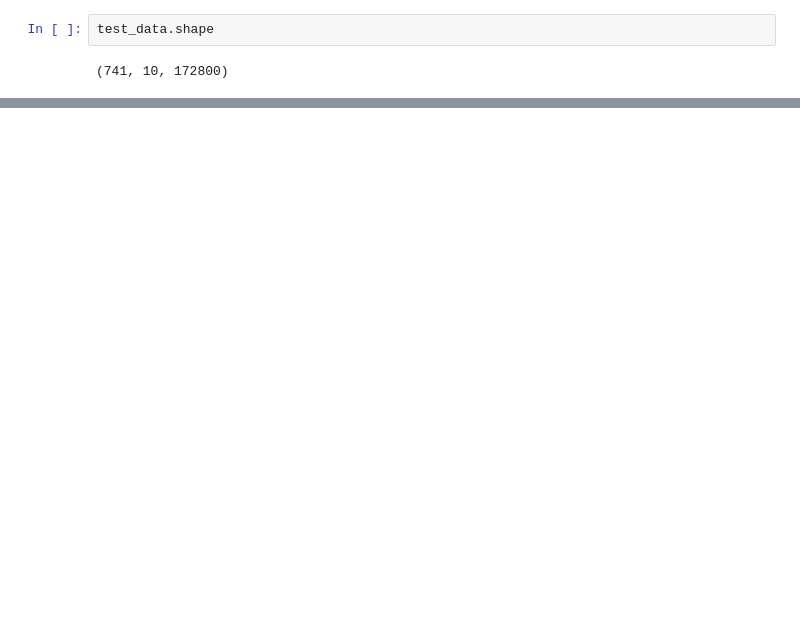
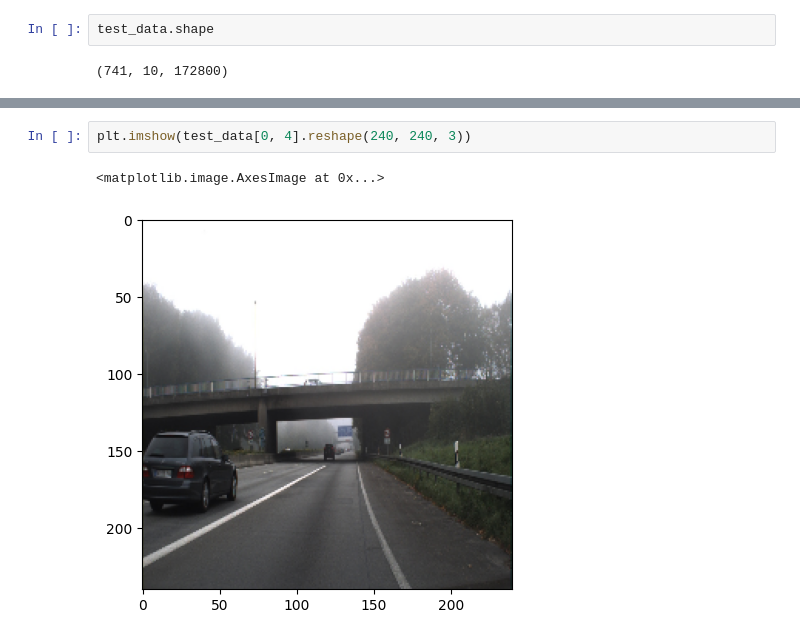
Before and after one commit to aidaaminian/snn-self-driving, a Jupyter notebook: bproj_autoencoder.ipynb, the cells around one changed output, grey strips where cells are left out. Cells and saved outputs as stored; diff of their text form; blank space fills up the shorter version.

```diff
--- a/bproj_autoencoder.ipynb
+++ b/bproj_autoencoder.ipynb
@@ -224,0 +233,5 @@ Epoch 20/20
+# %%
+plt.imshow(test_data[0, 4].reshape(240, 240, 3))
+# %% [output]
+<matplotlib.image.AxesImage at 0x...>
+[figure, added]
```
Also changed, not shown: parts of 9 cells of this notebook.
